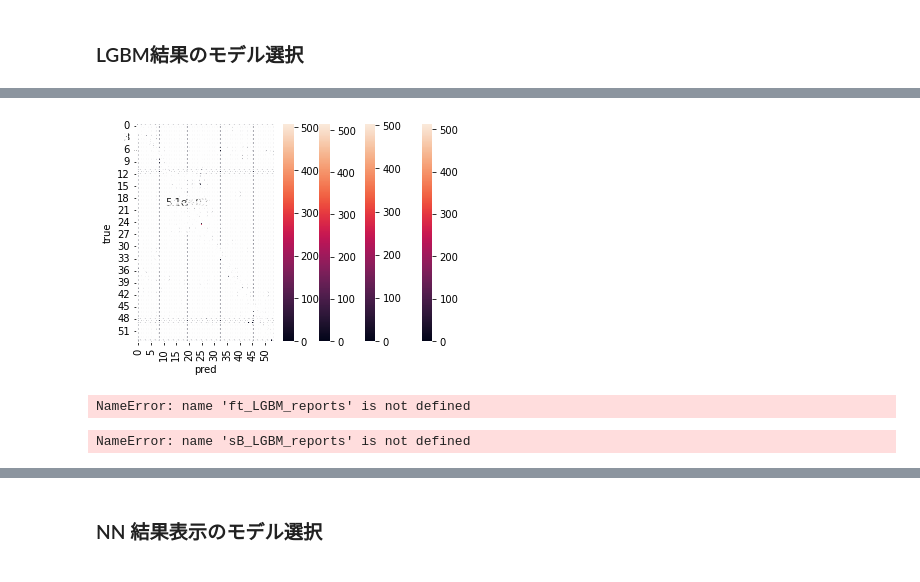
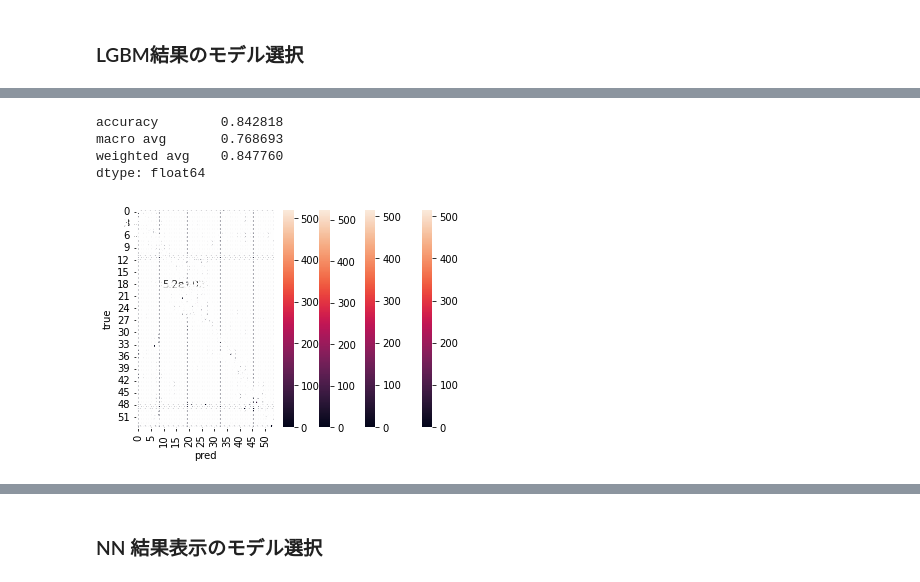
Before and after one commit to mecab-g/MRI, a Jupyter notebook: プロトコール予測/3.3recomendation_comp.ipynb, the cells around one changed output, grey strips where cells are left out. Saved outputs shown, nothing was run; the diff lists cells and outputs as text; code cells hidden in the pictures.

```diff
--- a/プロトコール予測/3.3recomendation_comp.ipynb
+++ b/プロトコール予測/3.3recomendation_comp.ipynb
@@ -152,8 +198,8 @@ NameError: name 'df_ft' is not defined
 #####################################
 
 
-#df = df_ft
-df = df_sBERT
+df = df_ft
+#df = df_sBERT
 
 
 ########################################
@@ -178,7 +222,7 @@ lbl_label = lbl_l.transform(df['label'])
 
 
 y = lbl_label
-X = df.drop(['label', 'section', 'position', 'new_diagnosis'], axis=1)
+X = df.drop(['label', 'section', 'position'], axis=1)
 X['sec_lbl'] = lbl_section
 X['pos_lbl'] = lbl_position
 #X['label_lbl'] = lbl_label
@@ -190,8 +234,8 @@ print(len(X), len(y))
 # %%
 #学習データとテストデータに分ける
-X_train = X.iloc[:]
-X_test = X.iloc[:]
+X_train = X.iloc[:19532]
+X_test = X.iloc[19532:]
 
-y_train = y.iloc[:]
-y_test = y.iloc[:]
+y_train = y[:19532]
+y_test = y[19532:]
 # %%
@@ -276,5 +315,13 @@ Early stopping, best iteration is:
 # %% [markdown]
 ### LGBM結果のモデル選択
 # %%
-#ft_LGBM_models = models
-sB_LGBM_models = models
+#fasttext LGBM
+with open ('../PICKLES/ftLGBMmodel.pkl', 'rb') as f:
+    ft_LGBM_models = pickle.load(f)
+
+ft_LGBM_results, ft_LGBM_reports = model_evaluation(ft_LGBM_models, X_test, y_test, method='LGBM')
+with open ('../PICKLES/ft_LGBM_results.pkl', 'wb') as f:
+    pickle.dump(ft_LGBM_results, f)
+
+report=kfold_report(ft_LGBM_reports, 'ft_LGBM_report')
+print(report)
@@ -281,15 +334,17 @@ sB_LGBM_models = models
 # %%
-#ft_LGBM_results, ft_LGBM_reports = model_evaluation(ft_LGBM_models, X_test, y_test, method='LGBM')
+#sBERT LGBM
+with open ('../PICKLES/sBLGBMmodel.pkl', 'rb') as f:
+    sB_LGBM_models = pickle.load(f)
+
 sB_LGBM_results, sB_LGBM_reports = model_evaluation(sB_LGBM_models, X_test, y_test, method='LGBM')
+with open ('../PICKLES/sB_LGBM_results.pkl', 'wb') as f:
+    pickle.dump(sB_LGBM_results, f)
+
+report=kfold_report(sB_LGBM_reports, 'sB_LGBM_report')
+print(report)
 # %% [output]
+accuracy        0.842818
+macro avg       0.768693
+weighted avg    0.847760
+dtype: float64
-[figure, old version]
+[figure, new version]
-# %%
-report=kfold_report(ft_LGBM_reports, 'ft_LGBM')
-print(report)
-# %% [output]
-NameError: name 'ft_LGBM_reports' is not defined
-# %%
-report=kfold_report(sB_LGBM_reports, 'sB_LGBM')
-print(report)
-# %% [output]
-NameError: name 'sB_LGBM_reports' is not defined
```
Also changed, not shown: parts of 64 cells of this notebook, 5 other files.
